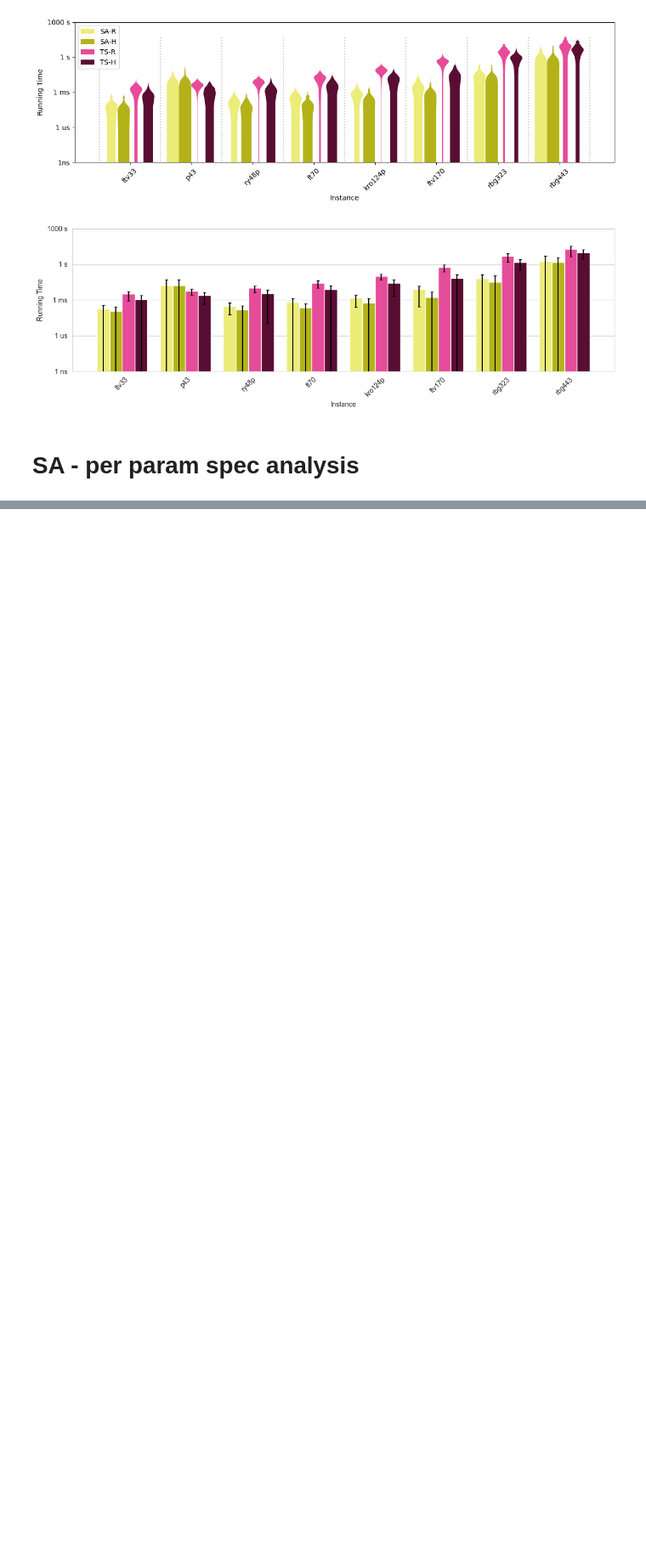
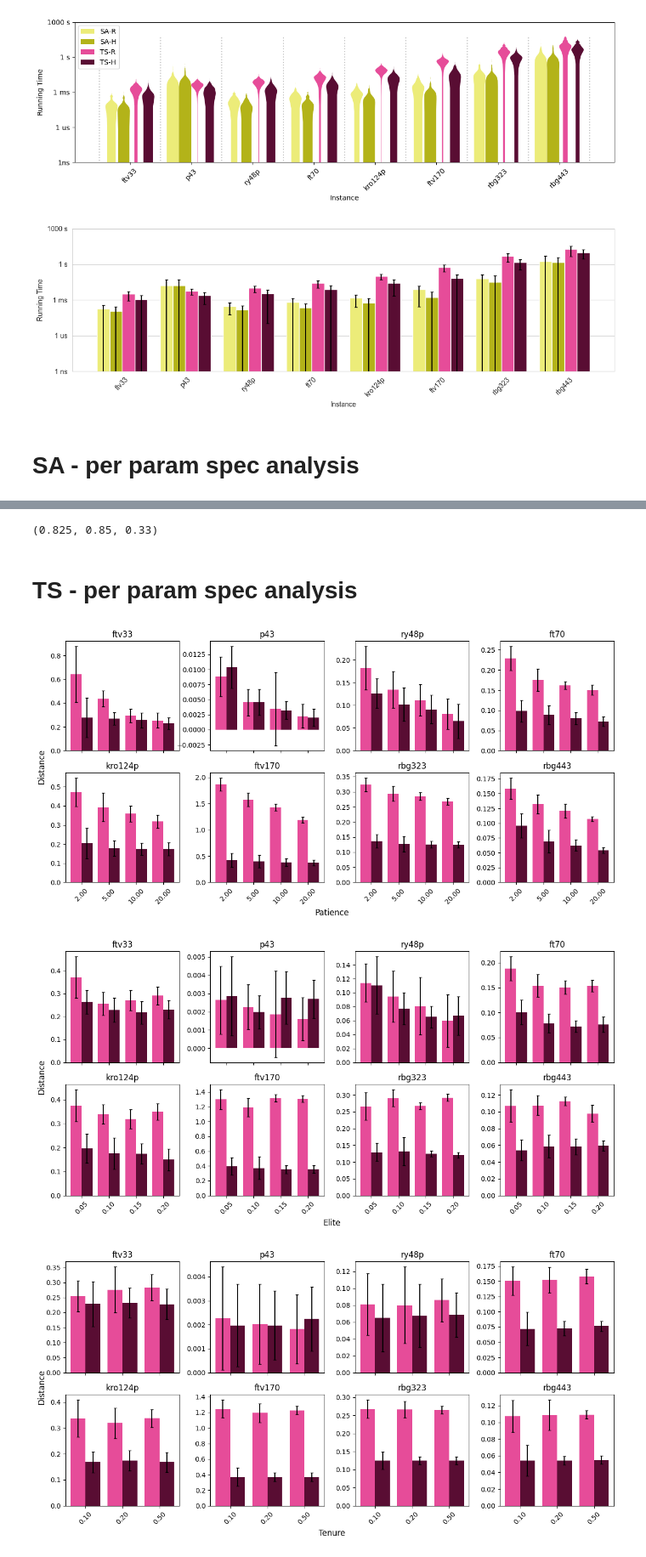
Before and after one commit to ja-nina/BioInspiredAlgosAndModels, a Jupyter notebook: reports/second_viz.ipynb, the cells around one changed output, grey strips where cells are left out. Shown at 85% size. Cells and saved outputs as stored; diff of their text form; code cells hidden in the pictures; blank space fills up the shorter version.

Commit message:
combined results analysis

```diff
--- a/reports/second_viz.ipynb
+++ b/reports/second_viz.ipynb
@@ -251 +283,56 @@ plt.tight_layout()
+# %%
+best_temp.median(), best_cooling_rate.median(), best_chain_length.median()
+# %% [output]
+(0.825, 0.85, 0.33)
+# %% [markdown]
+# TS - per param spec analysis
+# %%
+rename_dict = {
+    "meta-param-1": "patience",
+    "meta-param-2": "elite",
+    "meta-param-3": "tenure"
+}
+ts_res_df = all_res_df[all_res_df['method'].isin(TS_METHODS)].rename(columns=rename_dict)
+ts_groupped_df = ts_res_df.groupby(['instance', 'method', "patience", "elite", "tenure"])[["distance", "time", "iterations", "steps", "evaluations", 'cost']].agg(['mean', 'std', 'min', 'max'])
+ts_groupped_df.columns = ["_".join(x) for x in ts_groupped_df.columns]
+ts_stats_df = ts_groupped_df.reset_index()
+ts_stats_df = annotate_ordering(ts_stats_df).reset_index(drop=True)
+# %%
+for col in rename_dict.values():
+    ts_stats_df[col] = ts_stats_df[col].apply(lambda x: f"{x:.2f}")
+# %%
+patiences = ts_stats_df["patience"].unique()
+elites = ts_stats_df["elite"].unique()
+tenures = ts_stats_df["tenure"].unique()
+
+best_params = ts_stats_df.groupby(['instance', "method"])['distance_mean'].idxmin()
+best_params_df = ts_stats_df.loc[best_params]
+best_patience = best_params_df.groupby(['instance'])['patience'].agg(mode_agg)
+best_elite = best_params_df.groupby(['instance'])['elite'].agg(mode_agg)
+best_tenure = best_params_df.groupby(['instance'])['tenure'].agg(mode_agg)
+# %%
+vis_attrs = {
+    "patience": lambda instance: (ts_stats_df["elite"] == best_elite[instance]) & (ts_stats_df["tenure"] == best_tenure[instance]),
+    "elite": lambda instance: (ts_stats_df["patience"] == best_patience[instance]) & (ts_stats_df["tenure"] == best_tenure[instance]),
+    "tenure": lambda instance: (ts_stats_df["patience"] == best_patience[instance]) & (ts_stats_df["elite"] == best_elite[instance]),
+}
+
+for attr, vis_mask in vis_attrs.items():
+    fig, axs = plt.subplots(len(selected_instances) // 4, len(selected_instances) // 2, figsize=(12, 6), sharex=True)
+    for i, (instance, ax) in enumerate(zip(selected_instances, axs.flatten())):
+        instance_df = ts_stats_df[(ts_stats_df['instance'] == instance) & vis_mask(instance)]
+        ax.set_title(instance)
+        plot_bars(instance_df, TS_METHODS, [instance], "distance_mean", ax, "distance_std", x_attr=attr)
+        ax.set_ylabel("")
+        ax.set_xlabel("")
+        ax.get_legend().remove()
+
+    fig.text(-0.01, 0.45, 'Distance', rotation='vertical', fontdict={'fontsize': 12})
+    fig.text(0.5, -0.01, attr.title().replace("_"," "), ha='center', fontdict={'fontsize': 12})
+    plt.tight_layout()
+    plt.show()
+# %% [output]
+[figure, added]
+[figure, added]
+[figure, added]
 # %%
```
Also changed, not shown: parts of 15 cells of this notebook, 3 other files.
